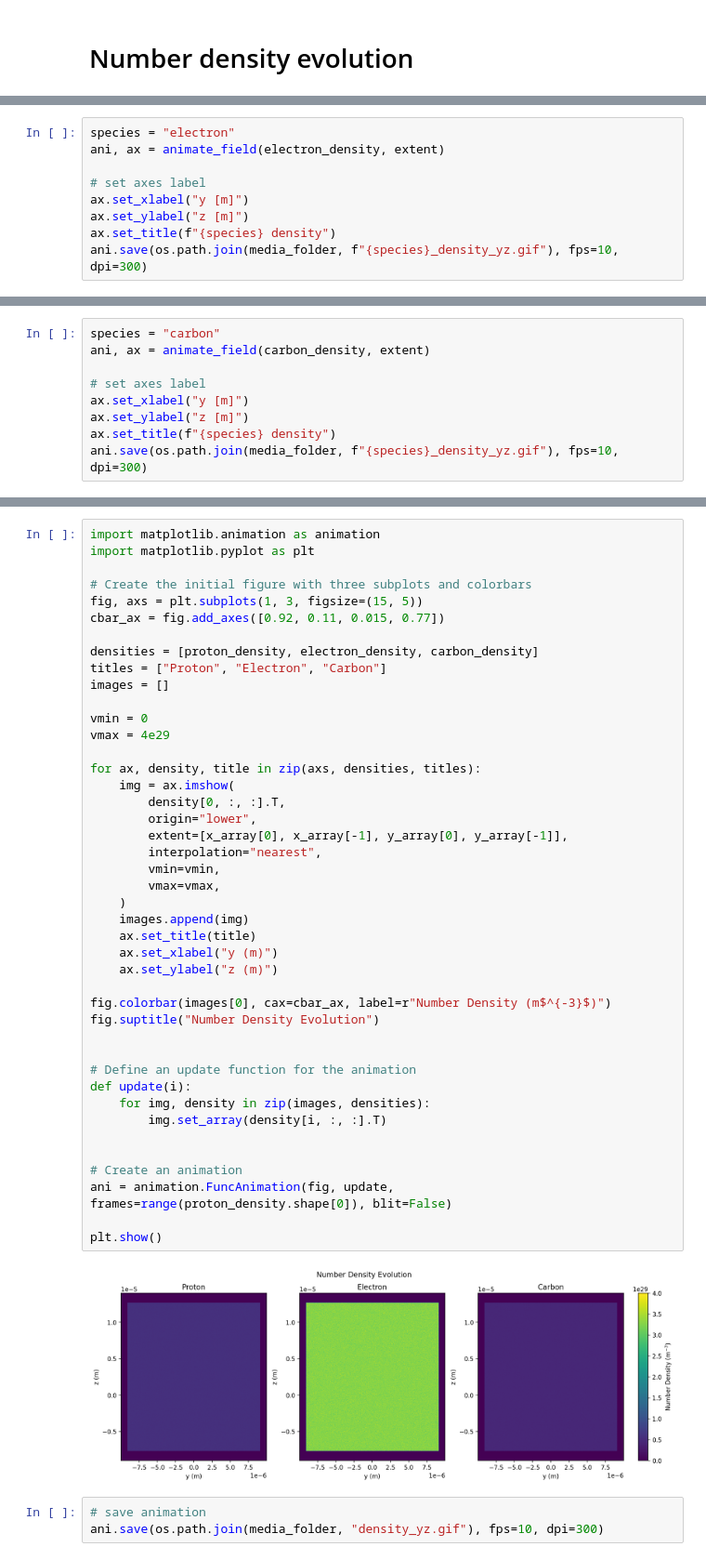
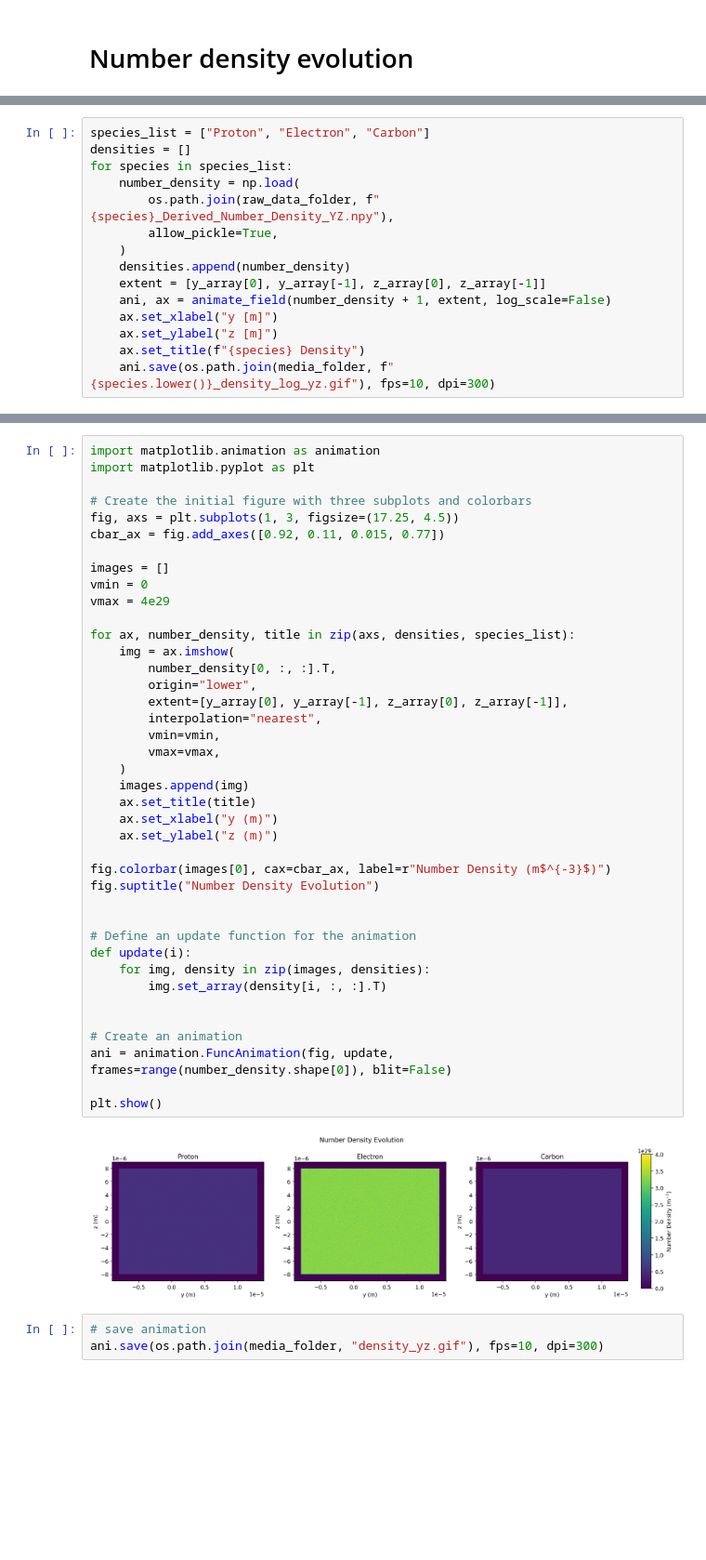
Before and after one commit to Wang-Zhongwei/EpochSims, a Jupyter notebook: analysis/3d/density_evolution_yz.ipynb, the cells around one changed output, grey strips where cells are left out. Shown at 93% size. Drawn from its saved outputs; the diff is of its cells as text; blank space fills up the shorter version.

```diff
--- a/analysis/3d/density_evolution_yz.ipynb
+++ b/analysis/3d/density_evolution_yz.ipynb
@@ -50,10 +17,16 @@ electron_density = np.load(
 # %%
-species = "electron"
-ani, ax = animate_field(electron_density, extent)
-
-# set axes label
-ax.set_xlabel("y [m]")
-ax.set_ylabel("z [m]")
-ax.set_title(f"{species} density")
-ani.save(os.path.join(media_folder, f"{species}_density_yz.gif"), fps=10, dpi=300)
+species_list = ["Proton", "Electron", "Carbon"]
+densities = []
+for species in species_list:
+    number_density = np.load(
+        os.path.join(raw_data_folder, f"{species}_Derived_Number_Density_YZ.npy"),
+        allow_pickle=True,
+    )
+    densities.append(number_density)
+    extent = [y_array[0], y_array[-1], z_array[0], z_array[-1]]
+    ani, ax = animate_field(number_density + 1, extent, log_scale=False)
+    ax.set_xlabel("y [m]")
+    ax.set_ylabel("z [m]")
+    ax.set_title(f"{species} Density")
+    ani.save(os.path.join(media_folder, f"{species.lower()}_density_log_yz.gif"), fps=10, dpi=300)
 # %% [output]
@@ -68,9 +35,0 @@ carbon_density = np.load(
-# %%
-species = "carbon"
-ani, ax = animate_field(carbon_density, extent)
-
-# set axes label
-ax.set_xlabel("y [m]")
-ax.set_ylabel("z [m]")
-ax.set_title(f"{species} density")
-ani.save(os.path.join(media_folder, f"{species}_density_yz.gif"), fps=10, dpi=300)
@@ -83,46 +40,43 @@ import matplotlib.animation as animation
 import matplotlib.pyplot as plt
 
 # Create the initial figure with three subplots and colorbars
-fig, axs = plt.subplots(1, 3, figsize=(15, 5))
+fig, axs = plt.subplots(1, 3, figsize=(17.25, 4.5))
 cbar_ax = fig.add_axes([0.92, 0.11, 0.015, 0.77])
 
-densities = [proton_density, electron_density, carbon_density]
-titles = ["Proton", "Electron", "Carbon"]
 images = []
-
 vmin = 0
 vmax = 4e29
 
-for ax, density, title in zip(axs, densities, titles):
+for ax, number_density, title in zip(axs, densities, species_list):
     img = ax.imshow(
-        density[0, :, :].T,
+        number_density[0, :, :].T,
         origin="lower",
-        extent=[x_array[0], x_array[-1], y_array[0], y_array[-1]],
+        extent=[y_array[0], y_array[-1], z_array[0], z_array[-1]],
         interpolation="nearest",
         vmin=vmin,
         vmax=vmax,
     )
     images.append(img)
     ax.set_title(title)
     ax.set_xlabel("y (m)")
     ax.set_ylabel("z (m)")
 
 fig.colorbar(images[0], cax=cbar_ax, label=r"Number Density (m$^{-3}$)")
 fig.suptitle("Number Density Evolution")
 
 
 # Define an update function for the animation
 def update(i):
     for img, density in zip(images, densities):
         img.set_array(density[i, :, :].T)
 
 
 # Create an animation
-ani = animation.FuncAnimation(fig, update, frames=range(proton_density.shape[0]), blit=False)
+ani = animation.FuncAnimation(fig, update, frames=range(number_density.shape[0]), blit=False)
 
 plt.show()
 # %% [output]
-[figure, old version]
+[figure, new version]
 # %%
 # save animation
 ani.save(os.path.join(media_folder, "density_yz.gif"), fps=10, dpi=300)
```
Also changed, not shown: parts of 17 cells of this notebook, 23 other files.
